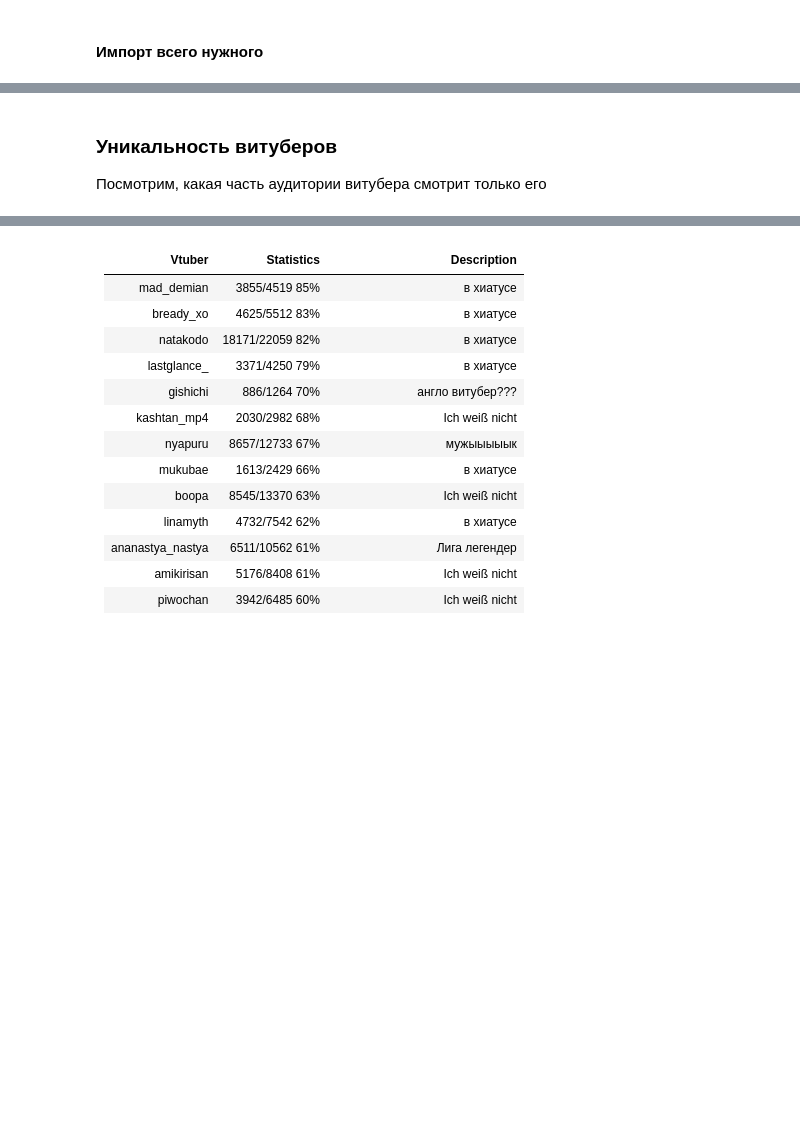
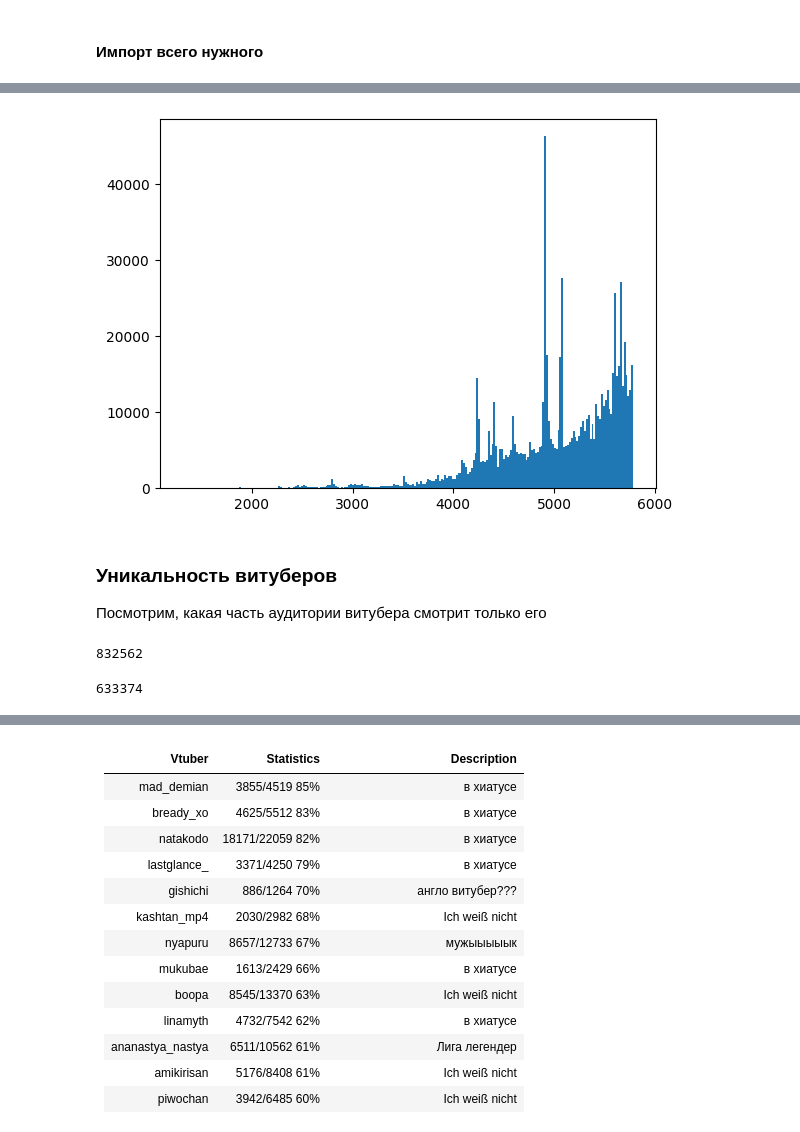
Before and after one commit to voidleko/TwitchGraphQLScripts, a Jupyter notebook: analyse/vtube_analytics.ipynb, the cells around one changed output, grey strips where cells are left out. Saved outputs shown, nothing was run; the diff lists cells and outputs as text; code cells hidden in the pictures; blank space fills up the shorter version.

```diff
--- a/analyse/vtube_analytics.ipynb
+++ b/analyse/vtube_analytics.ipynb
@@ -250,15 +242,20 @@ plt.show()
 # %%
 sunce_date = datetime.fromisoformat("2010-01-01 00:00:00.000000+00:00")
 auditory_data = {}
-for vtuber in VTUBERS:
-    followers = data[vtuber]
+for vtuber in data.vtuber_names:
+    followers = data.vtuber_followers[vtuber]
     for follower in followers:
         if follower.user is not None:
             if follower.user.login not in auditory_data.keys():
                 auditory_data[follower.user.login] = follower.followed_at
             auditory_data[follower.user.login] = min(auditory_data[follower.user.login], follower.followed_at)
 
 auditory_data = auditory_data.values()
 auditory_data = list(map(lambda follow_date: follow_date - sunce_date, auditory_data))
 auditory_data = list(map(lambda follow_timedelta: follow_timedelta.days, auditory_data))
 auditory_data = np.array(auditory_data)
+
+plt.hist(auditory_data, bins="auto", log=False, cumulative=False)
+plt.show()
+# %% [output]
+[figure, added]
@@ -270,17 +264,14 @@ plt.show()
 
 Посмотрим, какая часть аудитории витубера смотрит только его
 # %%
-follows_by_user = {}
-for vtuber in VTUBERS:
-    for follow_data in data[vtuber]:
-        if follow_data.user is not None:
-            if follow_data.user.login not in follows_by_user.keys():
-                follows_by_user[follow_data.user.login] = []
-            follows_by_user[follow_data.user.login].append((vtuber, follow_data))
-print(len(follows_by_user.keys()))
+print(len(data.user_following))
+# %% [output]
+832562
 # %%
-unique_users = list(filter(lambda fd: len(fd[1]) <= 1, follows_by_user.items()))
+unique_users = list(filter(lambda fd: len(fd[1]) <= 1, data.user_following.items()))
 print(len(unique_users))
+# %% [output]
+633374
 # %%
 vtuber_unique_followers_counter = {}
 for (user, following) in unique_users:
```
Also changed, not shown: parts of 52 cells of this notebook, 3 other files.
